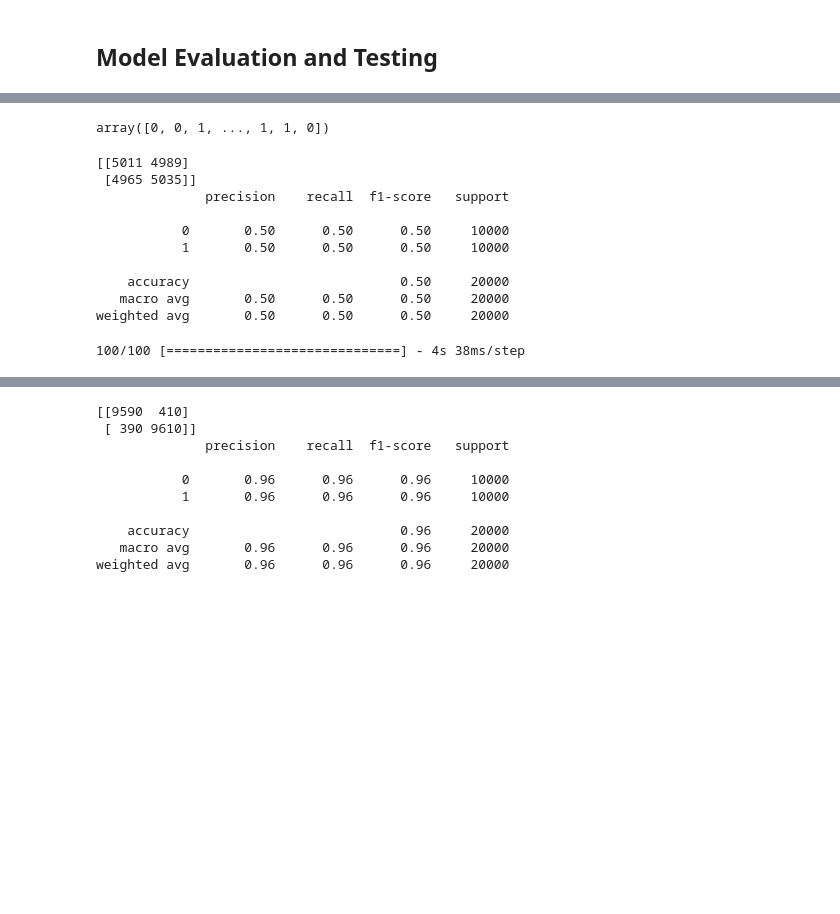
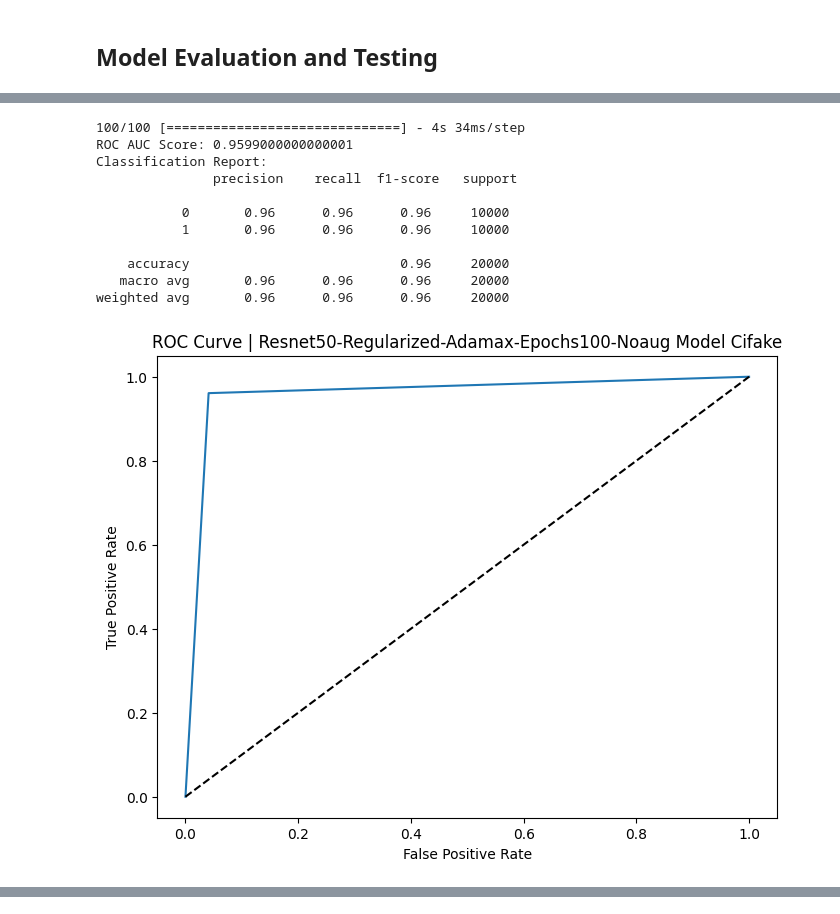
Before and after one commit to abhinav-gautam/Identification-of-AI-generated-images, a Jupyter notebook: model_testing.ipynb, the cells around one changed output, grey strips where cells are left out. Drawn from its saved outputs; the diff is of its cells as text; code cells hidden in the pictures; blank space fills up the shorter version.

```diff
--- a/model_testing.ipynb
+++ b/model_testing.ipynb
@@ -46,7 +49,6 @@ import numpy as np
 # %%
 # Load testing data from directory
-from keras.preprocessing.image import ImageDataGenerator
 test_dir = './datasets/CIFAKE/test/'
 
-test_ds = load_test_data(test_dir, augmented=False, batch_size=200)
+test_generator = load_test_data(test_dir, augmented=True, data_config={}, batch_size=200)
 # %% [output]
@@ -54,10 +55,0 @@ Found 20000 files belonging to 2 classes.
-# %%
-data_gen = ImageDataGenerator()
-
-test_generator = data_gen.flow_from_directory(
-    test_dir,
-    batch_size=200,
-    target_size=(32,32),
-    class_mode='binary',
-    shuffle = False,
-)
@@ -102,23 +65,15 @@ pred = classifier.predict(images)
-# %%
-predicted = (pred > 0.5).astype("int32").flatten()
-predicted
-# %% [output]
-array([0, 0, 1, ..., 1, 1, 0])
-# %%
-print(confusion_matrix(labels, predicted))
-print(classification_report(labels, predicted))
-# %% [output]
-[[5011 4989]
- [4965 5035]]
-              precision    recall  f1-score   support
-
-           0       0.50      0.50      0.50     10000
-           1       0.50      0.50      0.50     10000
-
-    accuracy                           0.50     20000
-   macro avg       0.50      0.50      0.50     20000
-weighted avg       0.50      0.50      0.50     20000
 # %%
-pred_gen = classifier.predict(test_generator)
+plot_test_metrics(classifier, test_generator, model_name)
 # %% [output]
-100/100 [==============================] - 4s 38ms/step
+100/100 [==============================] - 4s 34ms/step
+ROC AUC Score: 0.9599000000000001
+Classification Report:
+               precision    recall  f1-score   support
+
+           0       0.96      0.96      0.96     10000
+           1       0.96      0.96      0.96     10000
+
+    accuracy                           0.96     20000
+   macro avg       0.96      0.96      0.96     20000
+weighted avg       0.96      0.96      0.96     20000
+[figure, added]
@@ -127,14 +80,0 @@ predicted_gen = (pred_gen > 0.5).astype("int32").flatten()
-# %%
-print(confusion_matrix(test_generator.classes, predicted_gen))
-print(classification_report(test_generator.classes, predicted_gen))
-# %% [output]
-[[9590  410]
- [ 390 9610]]
-              precision    recall  f1-score   support
-
-           0       0.96      0.96      0.96     10000
-           1       0.96      0.96      0.96     10000
-
-    accuracy                           0.96     20000
-   macro avg       0.96      0.96      0.96     20000
-weighted avg       0.96      0.96      0.96     20000
```
Also changed, not shown: parts of 14 cells of this notebook.
